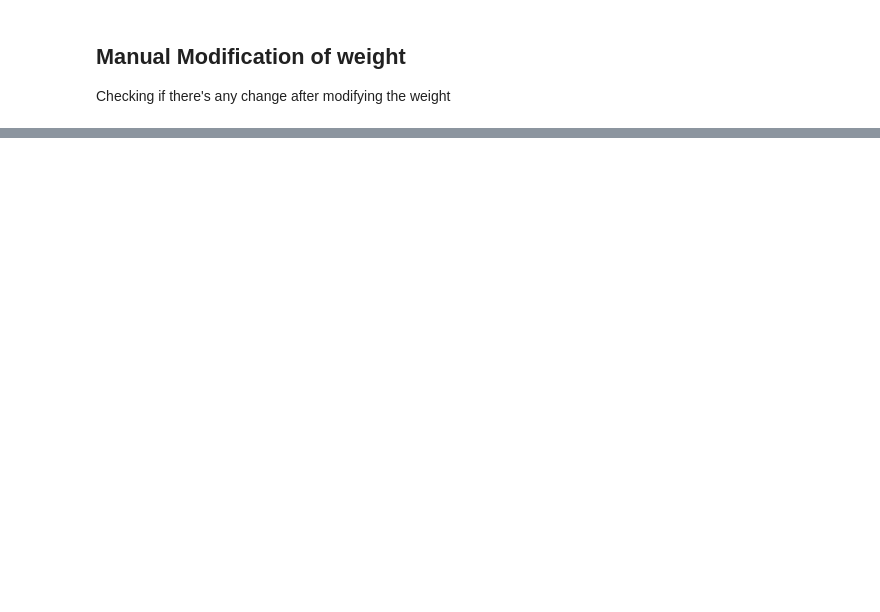
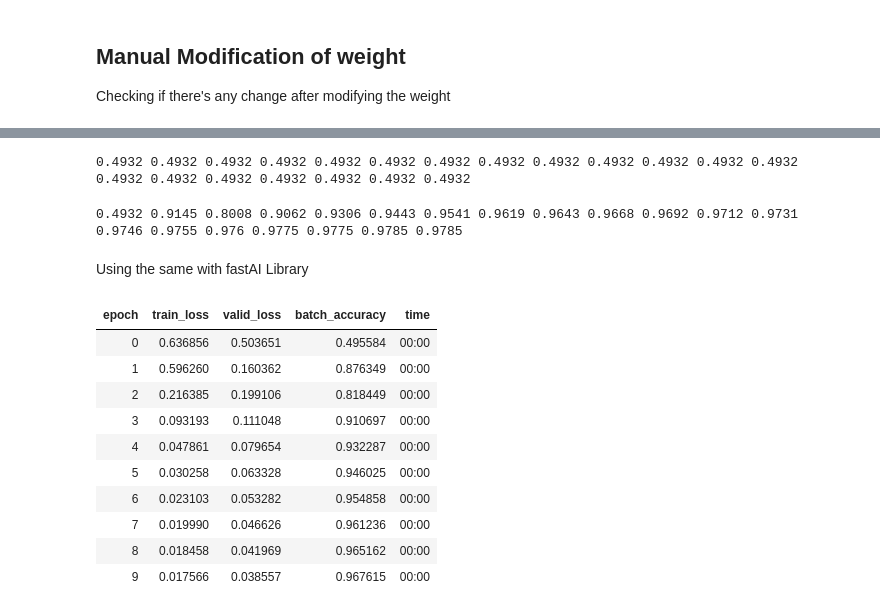
Before and after one commit to AgastyaPatel/FastAI-course, a Jupyter notebook: fastbook-solved/03_NN_MNIST.ipynb, the cells around one changed output, grey strips where cells are left out. Drawn from its saved outputs; the diff is of its cells as text; code cells hidden in the pictures; blank space fills up the shorter version.

```diff
--- a/fastbook-solved/03_NN_MNIST.ipynb
+++ b/fastbook-solved/03_NN_MNIST.ipynb
@@ -475,0 +668,5 @@ Since our prediction's gradient didn't improve our model's performance (ACCURACY
+# %%
+lr = 1.
+params = weights,bias
+train_epoch(linear1, lr, params)
+validate_epoch(linear1)
@@ -475,0 +675,5 @@ Since our prediction's gradient didn't improve our model's performance (ACCURACY
+# %%
+# Trainning Loop for number of times.
+for i in range(20):
+    train_epoch(linear1, lr, params)
+    print(validate_epoch(linear1), end=' ')
@@ -475,0 +717,30 @@ Since our prediction's gradient didn't improve our model's performance (ACCURACY
+# %%
+train_model(linear_model, 20)
+# %% [output]
+0.4932 0.4932 0.4932 0.4932 0.4932 0.4932 0.4932 0.4932 0.4932 0.4932 0.4932 0.4932 0.4932 0.4932 0.4932 0.4932 0.4932 0.4932 0.4932 0.4932
+# %%
+linear_model = nn.Linear(28*28, 1)
+opt  = SGD(linear_model.parameters(), lr)
+train_model(linear_model, 20)
+# %% [output]
+0.4932 0.9145 0.8008 0.9062 0.9306 0.9443 0.9541 0.9619 0.9643 0.9668 0.9692 0.9712 0.9731 0.9746 0.9755 0.976 0.9775 0.9775 0.9785 0.9785
+# %% [markdown]
+Using the same with fastAI Library
+# %%
+dls = DataLoaders(dl, valid_dl)
+# %%
+learn = Learner(dls, nn.Linear(28*28,1), opt_func=SGD, loss_func=mnist_loss, metrics=batch_accuracy)
+# %%
+learn.fit(10, lr=lr)
+# %% [output]
+| epoch | train_loss | valid_loss | batch_accuracy | time |
+| 0 | 0.636856 | 0.503651 | 0.495584 | 00:00 |
+| 1 | 0.596260 | 0.160362 | 0.876349 | 00:00 |
+| 2 | 0.216385 | 0.199106 | 0.818449 | 00:00 |
+| 3 | 0.093193 | 0.111048 | 0.910697 | 00:00 |
+| 4 | 0.047861 | 0.079654 | 0.932287 | 00:00 |
+| 5 | 0.030258 | 0.063328 | 0.946025 | 00:00 |
+| 6 | 0.023103 | 0.053282 | 0.954858 | 00:00 |
+| 7 | 0.019990 | 0.046626 | 0.961236 | 00:00 |
+| 8 | 0.018458 | 0.041969 | 0.965162 | 00:00 |
+| 9 | 0.017566 | 0.038557 | 0.967615 | 00:00 |
```
Also changed, not shown: parts of 79 cells of this notebook.
